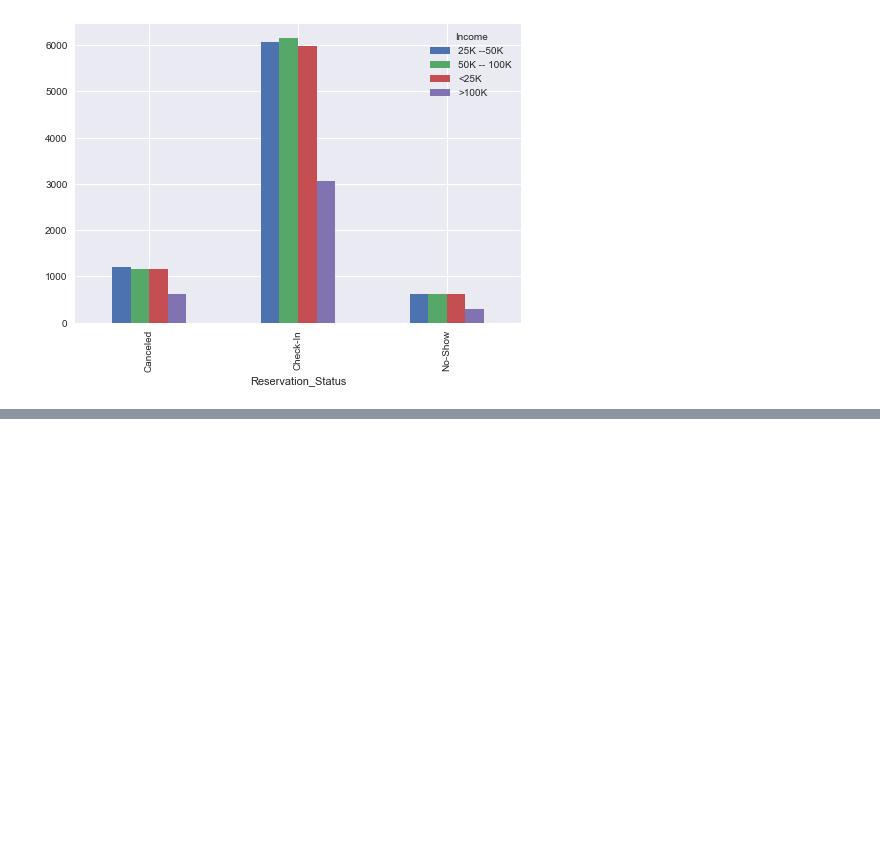
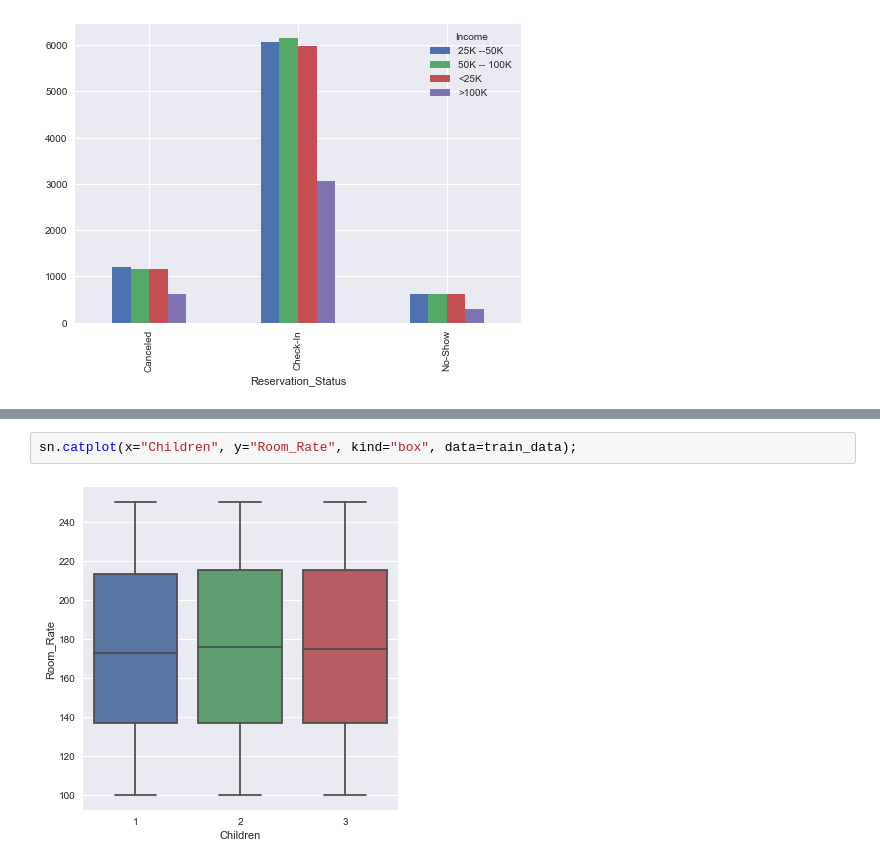
Before and after one commit to Vaseekaran-V/SC-DataStorm-2, a Jupyter notebook: Day_2/Visualization_N.ipynb, the cells around one changed output, grey strips where cells are left out. Drawn from its saved outputs; the diff is of its cells as text; blank space fills up the shorter version.

```diff
--- a/Day_2/Visualization_N.ipynb
+++ b/Day_2/Visualization_N.ipynb
@@ -174,0 +189,4 @@ plt.show()
+# %%
+sn.catplot(x="Children", y="Room_Rate", kind="box", data=train_data);
+# %% [output]
+[figure, added]
```
Also changed, not shown: parts of 26 cells of this notebook, 1 other file.
